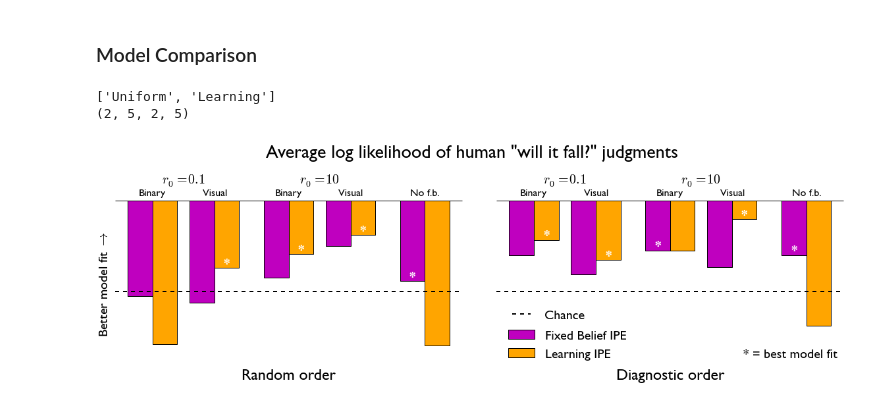
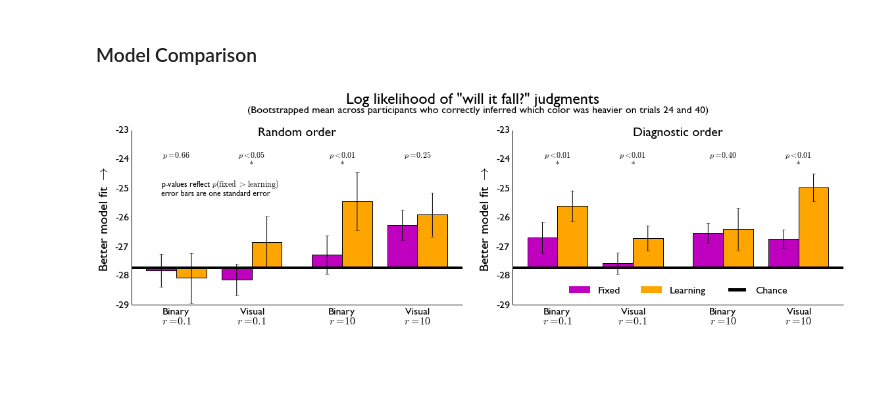
Before and after one commit to berkeley-cocosci/mass-inference, a Jupyter notebook: analysis/cogsci2013-poster-figures.ipynb, the cells around one changed output. Drawn from its saved outputs; the diff is of its cells as text; code cells hidden in the pictures; blank space fills up the shorter version.

Commit message:
Bootstrap analysis of model likelihoods and figure tweaks
Fix bugs in analyze-stability-learning.ipynb

```diff
--- a/analysis/cogsci2013-poster-figures.ipynb
+++ b/analysis/cogsci2013-poster-figures.ipynb
@@ -162,26 +165,8 @@ fbtypes = meta['fbtypes']
 models, mnames = at.model_lhs(
     experiment, feedback, nofeedback, ipe_samps,
     kappas, ratios, conds, f_smooth=True, p_ignore=0.0)
-# %%
-# make a table of the liklihoods
-table, table_conds, table_models = at.make_performance_table(
-    orders, conds, models, mnames)
-# %% [output]
-['Uniform', 'Learning']
-(2, 5, 2, 5)
-# %%
-if 'Uniform' in table_models:
-    table_models[table_models.index('Uniform')] = 'Fixed Belief IPE'
-if 'Learning' in table_models:
-    table_models[table_models.index('Learning')] = 'Learning IPE'
-
-# group x condition x model x stat
-heights = table[:, :, :, 3].copy()
-chance = np.log(0.5)*n_trial
-meta['table_models'] = table_models
-meta['table_conds'] = table_conds
 # %%
-posterfigs.model_comparison(heights, chance, meta)
+posterfigs.model_comparison(experiment, queries, X, wcih, nofeedback, feedback, ipe_samps, kappas, meta)
 at.savefig("../figures/poster-model_performance", close=False, ext=['pdf'])
 # %% [output]
-[figure, old version]
+[figure, new version]
```
Also changed, not shown: parts of 4 cells of this notebook, 2 other files.
